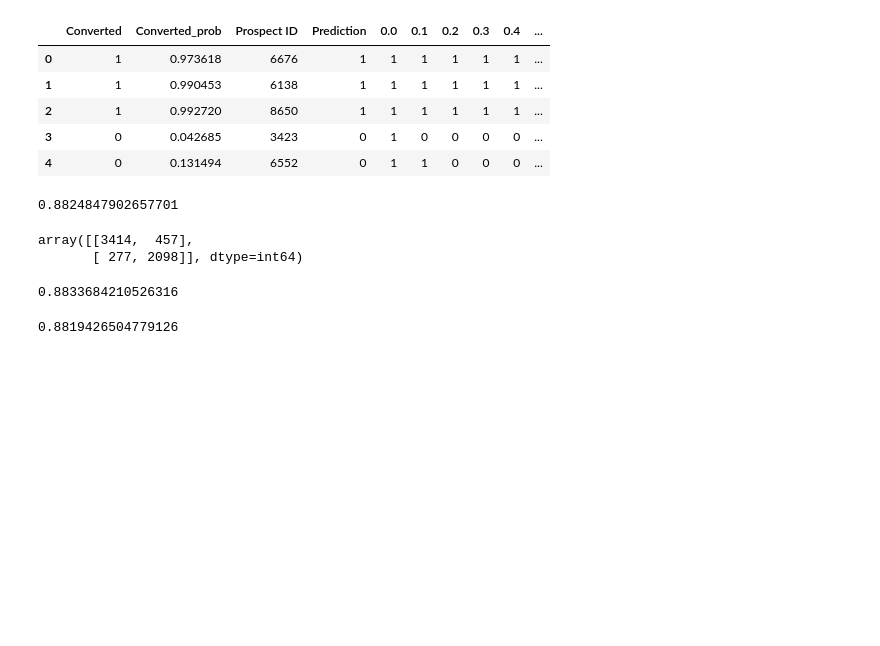
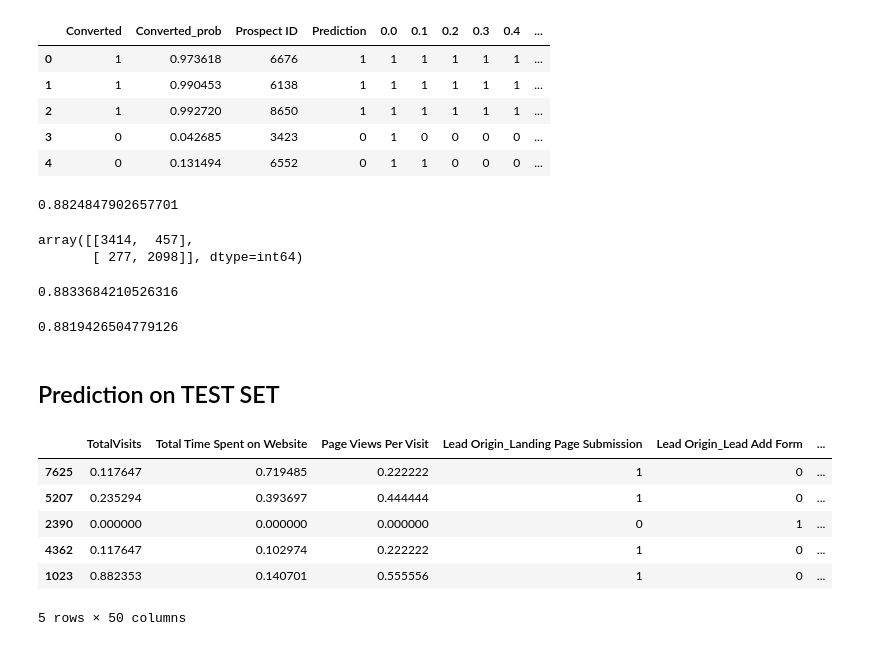
Before and after one commit to SatyugRaj/Lead_Scoring_Case_Study, a Jupyter notebook: LEAD_SCORING_CASE_STUDY.ipynb, the cells around one changed output. Cells and saved outputs as stored; diff of their text form; code cells hidden in the pictures; blank space fills up the shorter version.

```diff
--- a/LEAD_SCORING_CASE_STUDY.ipynb
+++ b/LEAD_SCORING_CASE_STUDY.ipynb
@@ -1823,3 +1825,21 @@ TP/(TP+FN)
 TN/(TN+FP)
 # %% [output]
 0.8819426504779126
+# %% [markdown]
+## Prediction on TEST SET
+# %%
+#scaling test set
+
+num_cols=X_test.select_dtypes(include=['float64', 'int64']).columns
+
+X_test[num_cols] = scaler.fit_transform(X_test[num_cols])
+
+X_test.head()
+# %% [output]
+|  | TotalVisits | Total Time Spent on Website | Page Views Per Visit | Lead Origin_Landing Page Submission | Lead Origin_Lead Add Form | ... |
+| 7625 | 0.117647 | 0.719485 | 0.222222 | 1 | 0 | ... |
+| 5207 | 0.235294 | 0.393697 | 0.444444 | 1 | 0 | ... |
+| 2390 | 0.000000 | 0.000000 | 0.000000 | 0 | 1 | ... |
+| 4362 | 0.117647 | 0.102974 | 0.222222 | 1 | 0 | ... |
+| 1023 | 0.882353 | 0.140701 | 0.555556 | 1 | 0 | ... |
+5 rows × 50 columns
```
Also changed, not shown: parts of 21 cells of this notebook.
